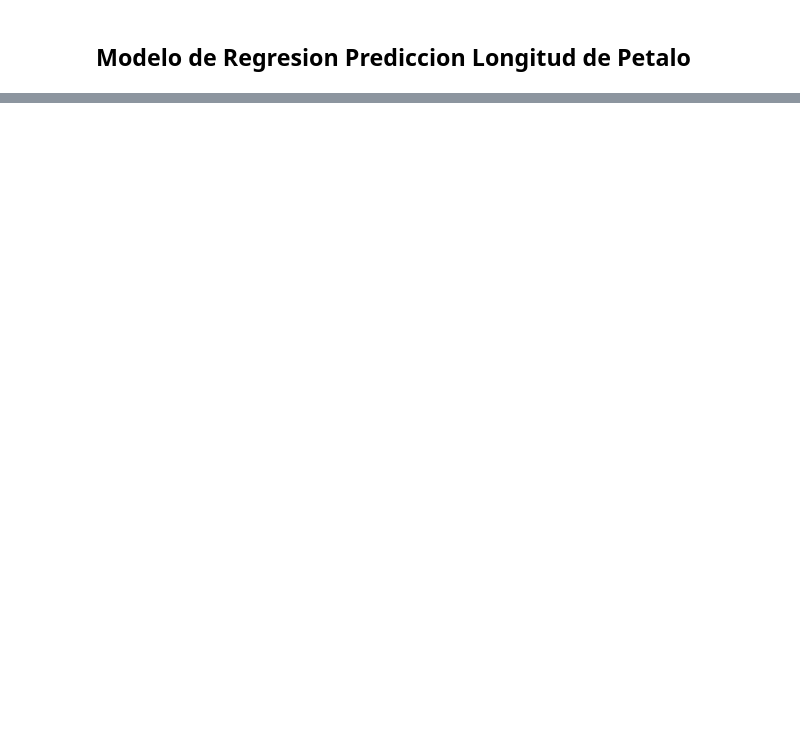
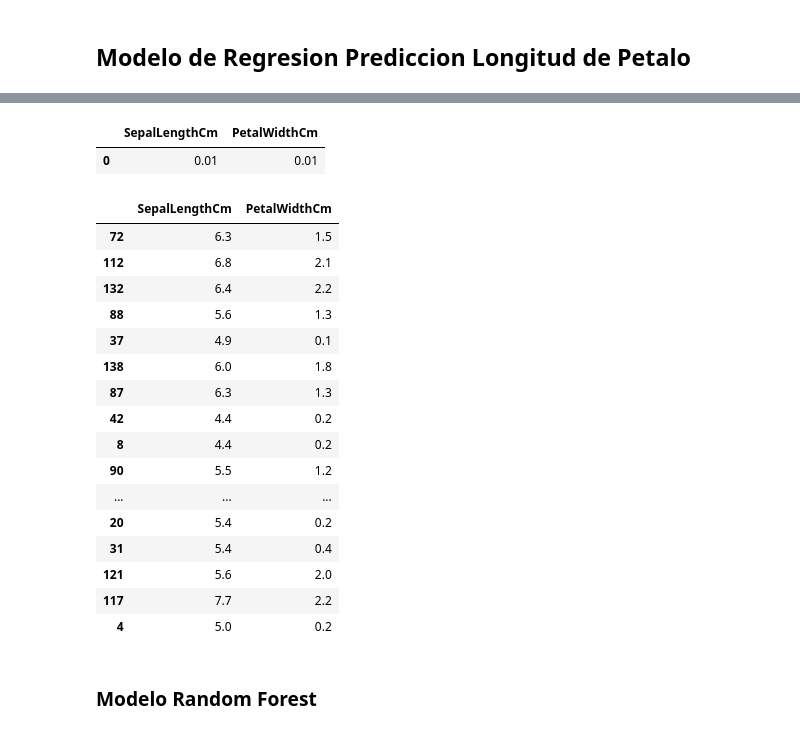
Before and after one commit to 2Nisavi2/Iris-power-BI, a Jupyter notebook: Modelado/Iris_Predict_Regre.ipynb, the cells around one changed output, grey strips where cells are left out. Drawn from its saved outputs; the diff is of its cells as text; code cells hidden in the pictures; blank space fills up the shorter version.

Commit message:
Modelo de Regresion Lineal Multiple

```diff
--- a/Modelado/Iris_Predict_Regre.ipynb
+++ b/Modelado/Iris_Predict_Regre.ipynb
@@ -110,0 +129,11 @@ Text(0, 0.5, 'Largo de Sepalo')
+# %%
+import numpy as np
+
+CM_UNPIVOT = CM.reset_index(drop=False)
+CM_UNPIVOT = CM_UNPIVOT.melt(id_vars='index', value_vars=['SepalLengthCm', 'SepalWidthCm', 'PetalLengthCm', 'PetalWidthCm', 'CLASS_Iris-versicolor', 'CLASS_Iris-virginica'])
+CM_UNPIVOT = CM_UNPIVOT[CM_UNPIVOT['value'] != 1]
+CM_UNPIVOT = CM_UNPIVOT[CM_UNPIVOT['value'] >= 0.75]
+CM_UNPIVOT = CM_UNPIVOT[CM_UNPIVOT['index'] == 'PetalLengthCm']
+
+final_list = np.array(CM_UNPIVOT['variable'])
+final_list
@@ -114,0 +146,9 @@ import sklearn
+# %%
+from sklearn.model_selection import train_test_split
+from sklearn.linear_model import LinearRegression
+from sklearn.metrics import mean_squared_error, r2_score
+
+X = data[final_list]
+Y = data['PetalLengthCm']
+
+x_train, x_test, y_train, y_test = train_test_split(X, Y, test_size=0.2, random_state=123)
@@ -114,0 +280,27 @@ import sklearn
+# %%
+df
+# %% [output]
+|  | SepalLengthCm | PetalWidthCm |
+| 0 | 0.01 | 0.01 |
+# %%
+x_test
+# %% [output]
+|  | SepalLengthCm | PetalWidthCm |
+| 72 | 6.3 | 1.5 |
+| 112 | 6.8 | 2.1 |
+| 132 | 6.4 | 2.2 |
+| 88 | 5.6 | 1.3 |
+| 37 | 4.9 | 0.1 |
+| 138 | 6.0 | 1.8 |
+| 87 | 6.3 | 1.3 |
+| 42 | 4.4 | 0.2 |
+| 8 | 4.4 | 0.2 |
+| 90 | 5.5 | 1.2 |
+| ... | ... | ... |
+| 20 | 5.4 | 0.2 |
+| 31 | 5.4 | 0.4 |
+| 121 | 5.6 | 2.0 |
+| 117 | 7.7 | 2.2 |
+| 4 | 5.0 | 0.2 |
+# %% [markdown]
+### Modelo Random Forest
```
Also changed, not shown: parts of 17 cells of this notebook.
